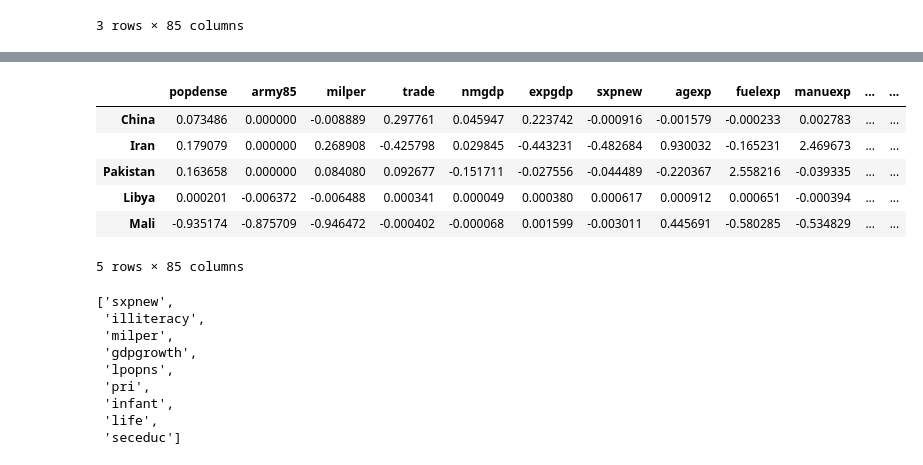
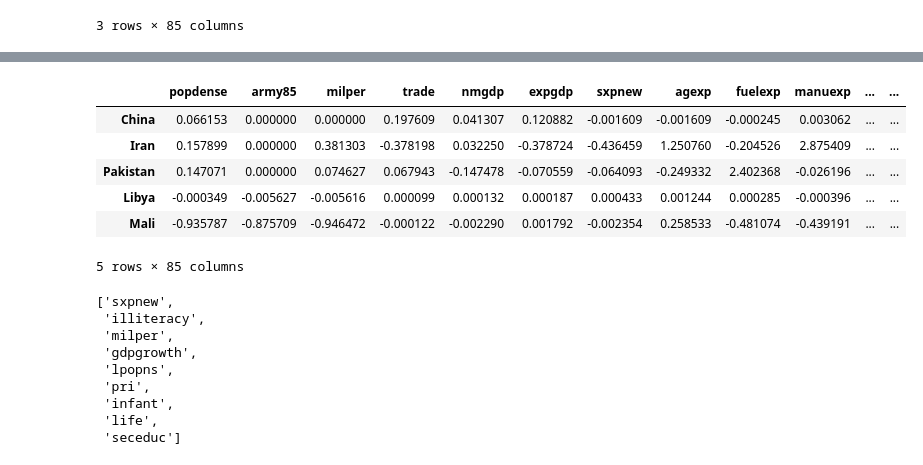
Before and after one commit to epfl-ada/ada-2020-project-milestone-p3-p3_cadastrophe, a Jupyter notebook: Data_Exploration.ipynb, the cells around one changed output, grey strips where cells are left out. Drawn from its saved outputs; the diff is of its cells as text; code cells hidden in the pictures.

```diff
--- a/Data_Exploration.ipynb
+++ b/Data_Exploration.ipynb
@@ -929,26 +929,40 @@ tmp
 # %%
 t_win = 5
 
 
 df_tmp = pd.DataFrame()
+df_pre = pd.DataFrame()
+df_pos = pd.DataFrame()
+
 for onset in onsets:
     pre, pos = comp_neighbour_feat(sambanis,
                                    onset[1],
                                    onset[0],
                                    t_win=t_win,
                                   )
-    df_tmp = pd.concat([df_tmp,
+    """df_tmp = pd.concat([df_tmp,
                         (pos-pre)/pre
                        ]
+                      )"""
+    df_pre = pd.concat([df_pre,
+                        pre
+                       ]
                       )
+
+    df_pos = pd.concat([df_pos,
+                        pos
+                       ]
+                      )
+
+df_tmp = (df_pos-df_pre)/df_pre
 df_tmp.head(5)
 # %% [output]
 |  | popdense | army85 | milper | trade | nmgdp | expgdp | sxpnew | agexp | fuelexp | manuexp | ... | ... |
-| China | 0.073486 | 0.000000 | -0.008889 | 0.297761 | 0.045947 | 0.223742 | -0.000916 | -0.001579 | -0.000233 | 0.002783 | ... | ... |
-| Iran | 0.179079 | 0.000000 | 0.268908 | -0.425798 | 0.029845 | -0.443231 | -0.482684 | 0.930032 | -0.165231 | 2.469673 | ... | ... |
-| Pakistan | 0.163658 | 0.000000 | 0.084080 | 0.092677 | -0.151711 | -0.027556 | -0.044489 | -0.220367 | 2.558216 | -0.039335 | ... | ... |
-| Libya | 0.000201 | -0.006372 | -0.006488 | 0.000341 | 0.000049 | 0.000380 | 0.000617 | 0.000912 | 0.000651 | -0.000394 | ... | ... |
-| Mali | -0.935174 | -0.875709 | -0.946472 | -0.000402 | -0.000068 | 0.001599 | -0.003011 | 0.445691 | -0.580285 | -0.534829 | ... | ... |
+| China | 0.066153 | 0.000000 | 0.000000 | 0.197609 | 0.041307 | 0.120882 | -0.001609 | -0.001609 | -0.000245 | 0.003062 | ... | ... |
+| Iran | 0.157899 | 0.000000 | 0.381303 | -0.378198 | 0.032250 | -0.378724 | -0.436459 | 1.250760 | -0.204526 | 2.875409 | ... | ... |
+| Pakistan | 0.147071 | 0.000000 | 0.074627 | 0.067943 | -0.147478 | -0.070559 | -0.064093 | -0.249332 | 2.402368 | -0.026196 | ... | ... |
+| Libya | -0.000349 | -0.005627 | -0.005616 | 0.000099 | 0.000132 | 0.000187 | 0.000433 | 0.001244 | 0.000285 | -0.000396 | ... | ... |
+| Mali | -0.935787 | -0.875709 | -0.946472 | -0.000122 | -0.002290 | 0.001792 | -0.002354 | 0.258533 | -0.481074 | -0.439191 | ... | ... |
 5 rows × 85 columns
 # %%
 feat_subset
```
Also changed, not shown: parts of 16 cells of this notebook, 1 other file.
